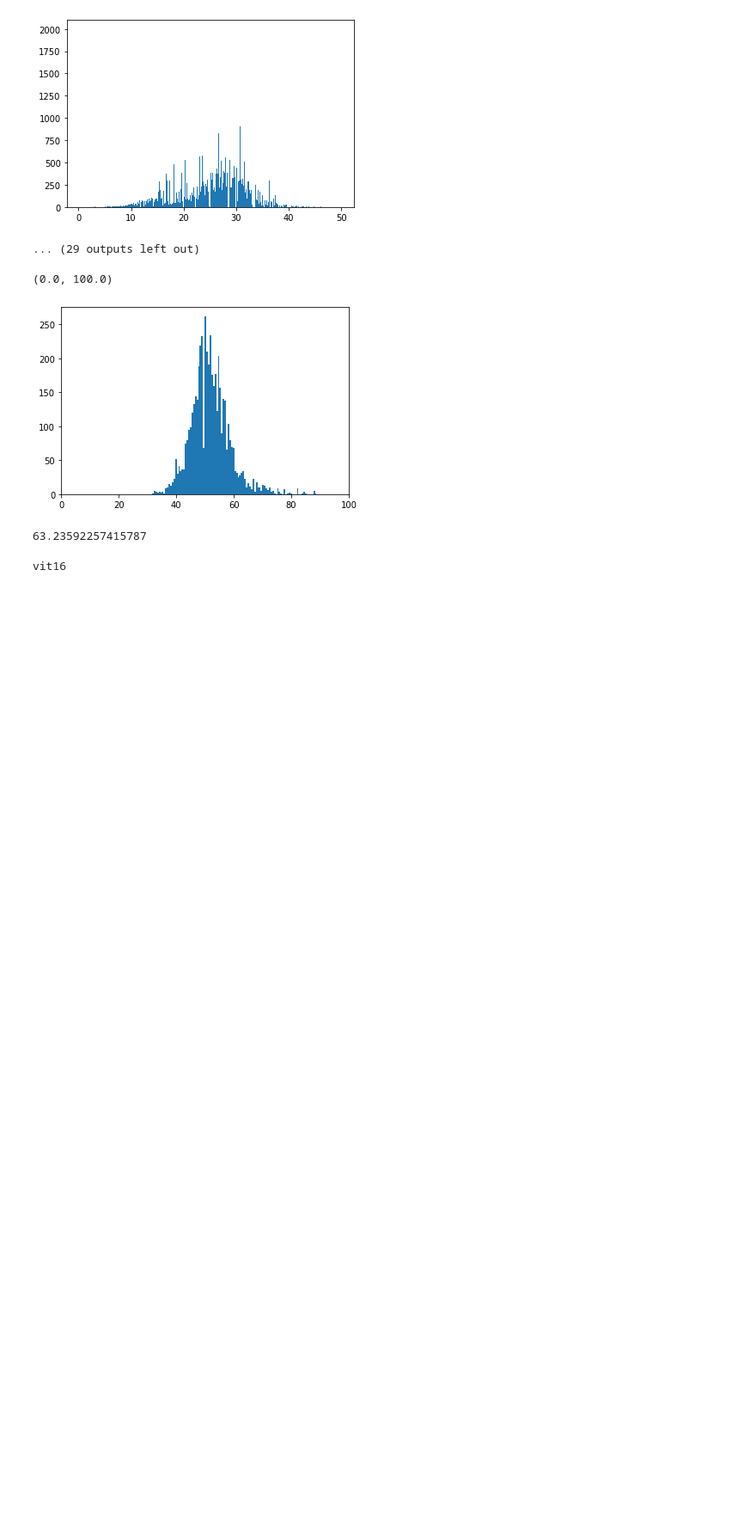
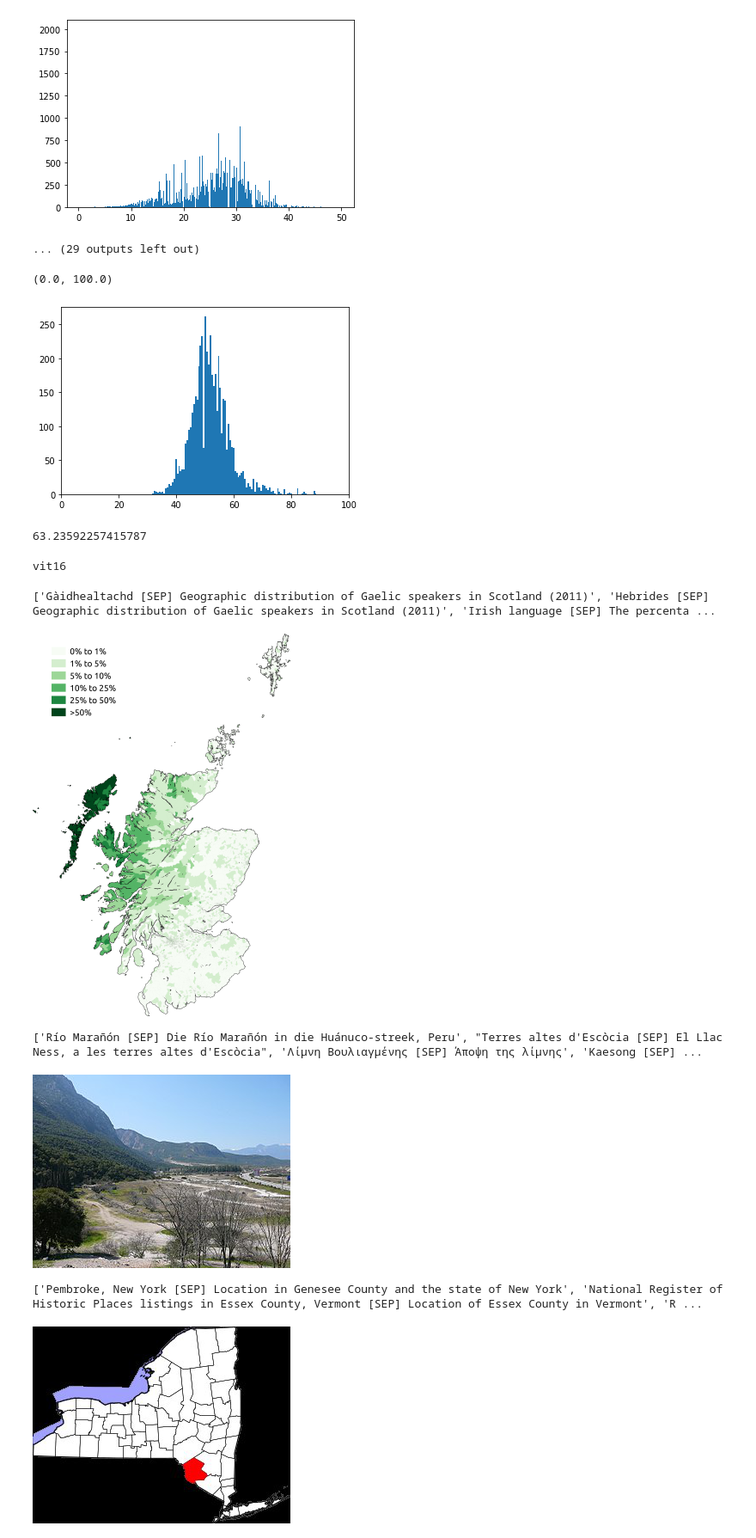
Before and after one commit to NotNANtoN/master_thesis, a Jupyter notebook: wit_challenge.ipynb, the cells around one changed output. Shown at 86% size. Cells and saved outputs as stored; diff of their text form; code cells hidden in the pictures; blank space fills up the shorter version.

```diff
--- a/wit_challenge.ipynb
+++ b/wit_challenge.ipynb
@@ -248,37 +248,48 @@ torch.save(test_caption_feats, f"test_caption_feats_{name}.pt")
 # %%
 from tqdm import tqdm
 from IPython.display import display
 
-use_fuzzy = True
+use_fuzzy = 1
+verbose = 1
 
 # make all predictions based on top 5 similarities
 all_top_5_captions = []
 for test_idx in tqdm(range(len(test_with_imgs))):
     scores = 0
     # clip similarities
     img_sims = torch.nn.functional.cosine_similarity(test_caption_feats,
                                                      img_feats[test_idx].unsqueeze(0))
     normed_sims = img_sims / img_sims.std()
     scores += normed_sims
     # fuzzy caption matching
     if use_fuzzy:
         s = test_with_imgs.caption_pred.iloc[test_idx]
         res = process.extract(s, CAPTIONS, scorer=fuzz.ratio, processor=None, limit=None)
         fuzzy_scores = [r[1] for r in res]
         # if fuzzy match is large enough, consider its score
         if fuzzy_scores[0] > 0.55:
             fuzzy_scores = torch.tensor(fuzzy_scores)
             normed_fuzzy_scores = fuzzy_scores / fuzzy_scores.std()
         else:
             normed_fuzzy_scores = 0
         scores += normed_fuzzy_scores
     idcs = scores.topk(5, largest=True).indices.tolist()
     top_5 = [CAPTIONS[idx] for idx in idcs]
-    #print(top_5)
-    #display(decode_img(test_with_imgs.iloc[test_idx]["img"]))
-    #if test_idx == 2:
-    #    break
+
+    if verbose:
+        print(top_5)
+        display(decode_img(test_with_imgs.iloc[test_idx]["img"]))
+        if test_idx == 2:
+            break
+
     all_top_5_captions.append(top_5)
+# %% [output]
+['Gàidhealtachd [SEP] Geographic distribution of Gaelic speakers in Scotland (2011)', 'Hebrides [SEP] Geographic distribution of Gaelic speakers in Scotland (2011)', 'Irish language [SEP] The percenta ...
+[figure, added]
+['Río Marañón [SEP] Die Río Marañón in die Huánuco-streek, Peru', "Terres altes d'Escòcia [SEP] El Llac Ness, a les terres altes d'Escòcia", 'Λίμνη Βουλιαγμένης [SEP] Άποψη της λίμνης', 'Kaesong [SEP] ...
+[figure, added]
+['Pembroke, New York [SEP] Location in Genesee County and the state of New York', 'National Register of Historic Places listings in Essex County, Vermont [SEP] Location of Essex County in Vermont', 'R ...
+[figure, added]
 # %%
 save_name = name + ('_fuzzy' if use_fuzzy else '')
 # %%
```
